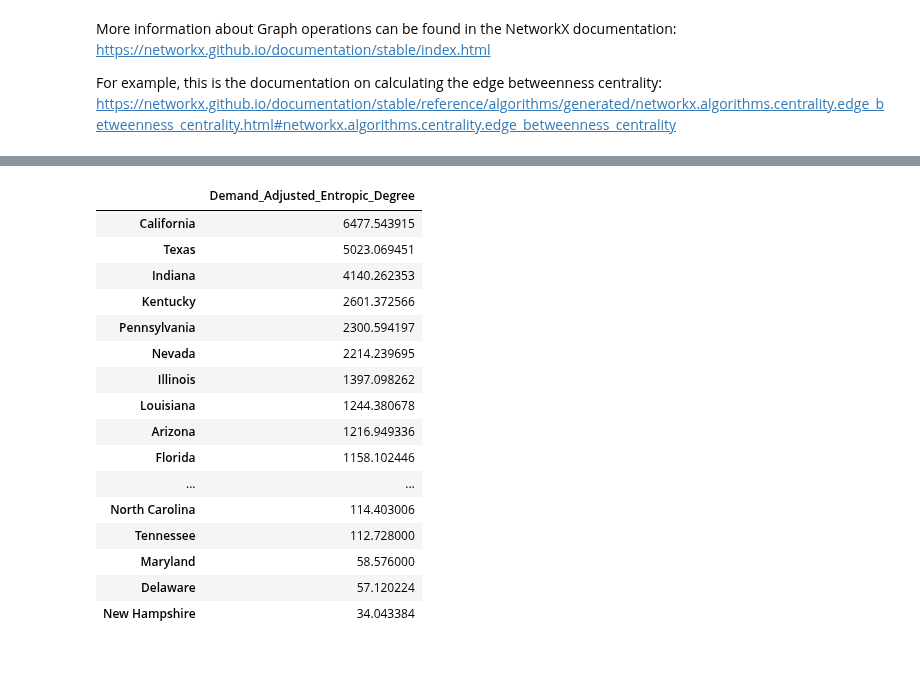
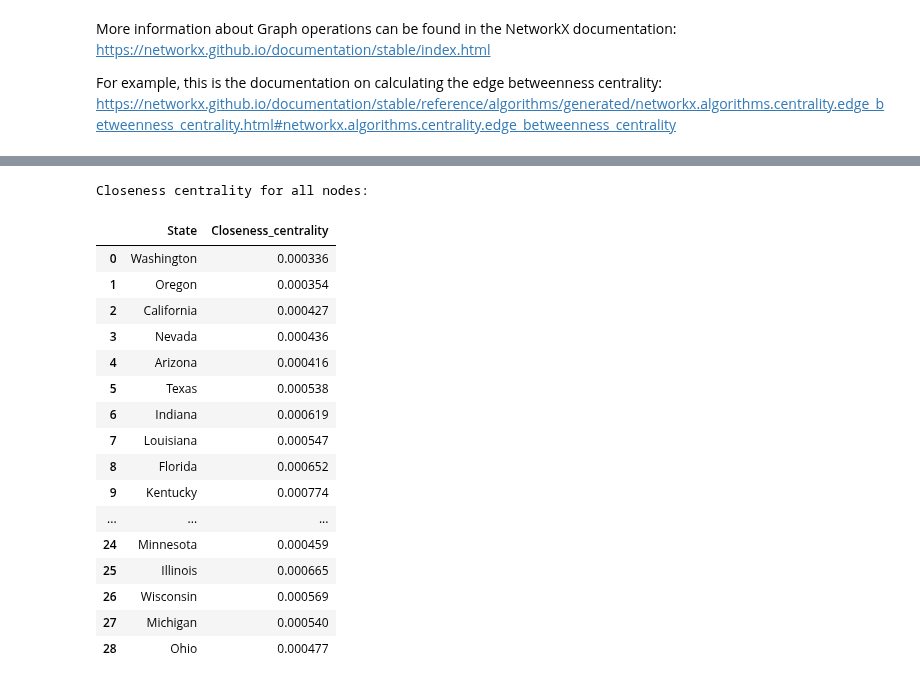
Before and after one commit to kelvinengee/network, a Jupyter notebook: Mississippi.ipynb, the cells around one changed output, grey strips where cells are left out. Cells and saved outputs as stored; diff of their text form; code cells hidden in the pictures.

```diff
--- a/Mississippi.ipynb
+++ b/Mississippi.ipynb
@@ -128,2 +122,0 @@ NodeView(('Washington', 'Oregon', 'California', 'Nevada', 'Arizona', 'Texas', 'I
-# %%
-b = pd.DataFrame.from_dict(dict(Mississippi_Graph.nodes(data=True)), orient='index')
@@ -171,4 +128,0 @@ df.sort_values(by=['Closeness_centrality'], ascending=False)
-# %%
-#shortest paths from Louisiana to all other distribution centers
-b = nx.shortest_path_length(Mississippi_Graph,'Louisiana')
-b
@@ -259,7 +163,7 @@ def entropic_degree(graph, weight):
 
     h = pd.DataFrame.from_dict(g, orient='index',)
     h.rename(columns = {0: 'Entropic_Degree'}, inplace = True)
-    h.sort_index(inplace=True)
+    h.sort_values(by=['Entropic_Degree'], ascending=False, inplace=True)
     return h
 # %%
 entropic_degree(Mississippi_Graph,'Distance')
@@ -300,23 +204,59 @@ def demand_adjusted_entropic_degree(graph, weight, demand):
     m.rename(columns = {0: 'Demand_Adjusted_Entropic_Degree'}, inplace = True)
     m.sort_values(by=['Demand_Adjusted_Entropic_Degree'], ascending=False, inplace=True)
     return m
+# %%
+def metrics_graph(graph,weight,demand,location):
+    c = list(Mississippi_Graph.nodes)
+    df = pd.DataFrame(columns=['State','Closeness_centrality'])
+    for i in c:
+        a = nx.closeness_centrality(Mississippi_Graph,i,weight)
+        new_row = {'State': i, 'Closeness_centrality': a}
+        df = df.append(new_row, ignore_index=True)
+    df.sort_values(by=['Closeness_centrality'], ascending=False)
+    df3 = pd.DataFrame(columns=['State','Shortest_path_to_production_facility'])
+    b = nx.shortest_path_length(Mississippi_Graph,'Louisiana',weight='Distance')
+    for i in b:
+        new_row = {'State': i, 'Shortest_path_to_production_facility': b[i]}
+        df3 = df3.append(new_row, ignore_index=True)
+    df3
+    average_shortest_path = sum(b.values()) / len(b)
+    df1 = pd.DataFrame(columns=['State','Betweenness_centrality'])
+    d = nx.betweenness_centrality(Mississippi_Graph,weight='Distance')
+    for i in d:
+        new_row = {'State': i, 'Betweenness_centrality': d[i]}
+        df1 = df1.append(new_row, ignore_index=True)
+    a = demand_adjusted_entropic_degree(graph, weight, demand)
+
+    print('Closeness centrality for all nodes:')
+    display(df)
+    print('Shortest path to production center:')
+    display(df3)
+    print('Average shortest path to production center:')
+    display(average_shortest_path)
+    print('Betweenness centrality for all nodes:')
+    display(df1)
+    print('Demand adjusted entropic degree for all nodes:')
+    display(a)
+    import warnings
+    warnings.filterwarnings("ignore")
 # %%
-demand_adjusted_entropic_degree(Mississippi_Graph,'Distance','warehouse size')
+metrics_graph(Mississippi_Graph,'Distance','warehouse size','Louisiana')
 # %% [output]
+Closeness centrality for all nodes:
-|  | Demand_Adjusted_Entropic_Degree |
-| California | 6477.543915 |
-| Texas | 5023.069451 |
-| Indiana | 4140.262353 |
-| Kentucky | 2601.372566 |
-| Pennsylvania | 2300.594197 |
-| Nevada | 2214.239695 |
-| Illinois | 1397.098262 |
-| Louisiana | 1244.380678 |
-| Arizona | 1216.949336 |
-| Florida | 1158.102446 |
-| ... | ... |
-| North Carolina | 114.403006 |
-| Tennessee | 112.728000 |
-| Maryland | 58.576000 |
-| Delaware | 57.120224 |
-| New Hampshire | 34.043384 |
+|  | State | Closeness_centrality |
+| 0 | Washington | 0.000336 |
+| 1 | Oregon | 0.000354 |
+| 2 | California | 0.000427 |
+| 3 | Nevada | 0.000436 |
+| 4 | Arizona | 0.000416 |
+| 5 | Texas | 0.000538 |
+| 6 | Indiana | 0.000619 |
+| 7 | Louisiana | 0.000547 |
+| 8 | Florida | 0.000652 |
+| 9 | Kentucky | 0.000774 |
+| ... | ... | ... |
+| 24 | Minnesota | 0.000459 |
+| 25 | Illinois | 0.000665 |
+| 26 | Wisconsin | 0.000569 |
+| 27 | Michigan | 0.000540 |
+| 28 | Ohio | 0.000477 |
```
Also changed, not shown: parts of 12 cells of this notebook.
